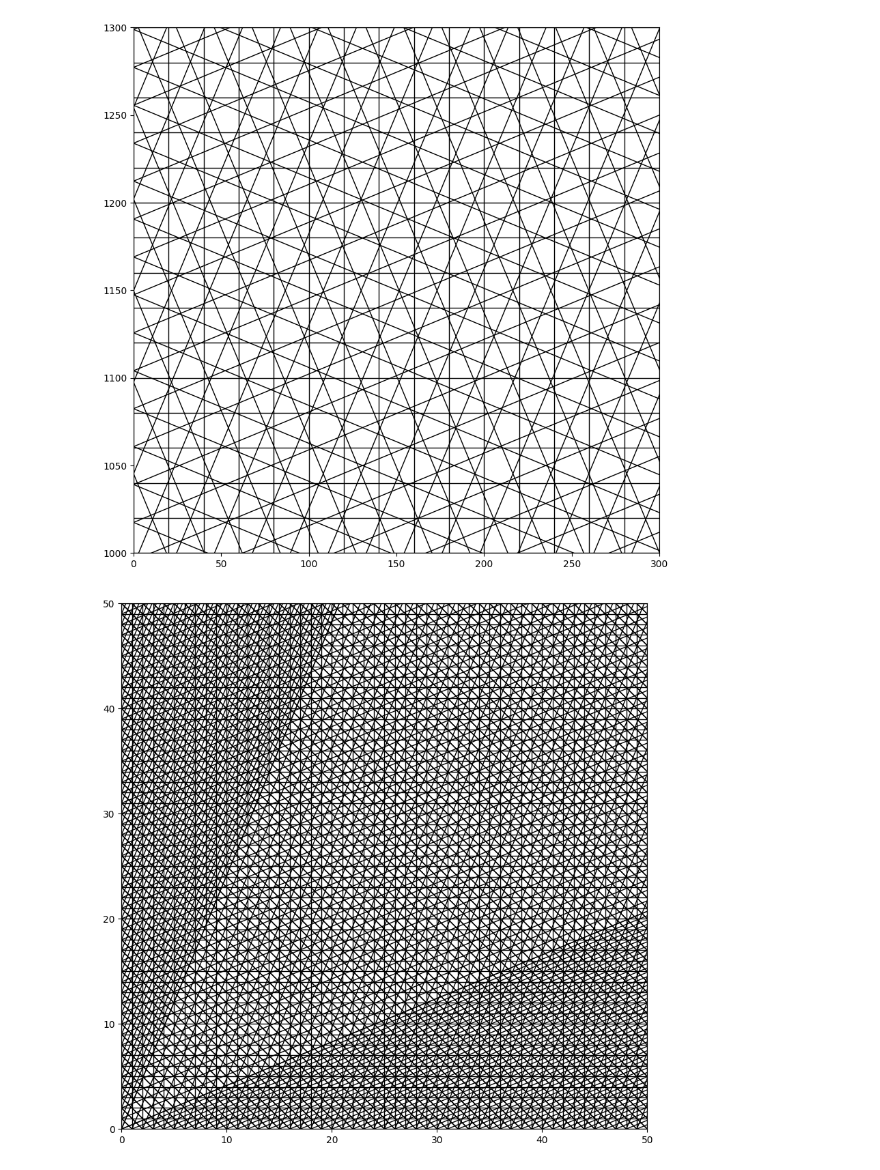
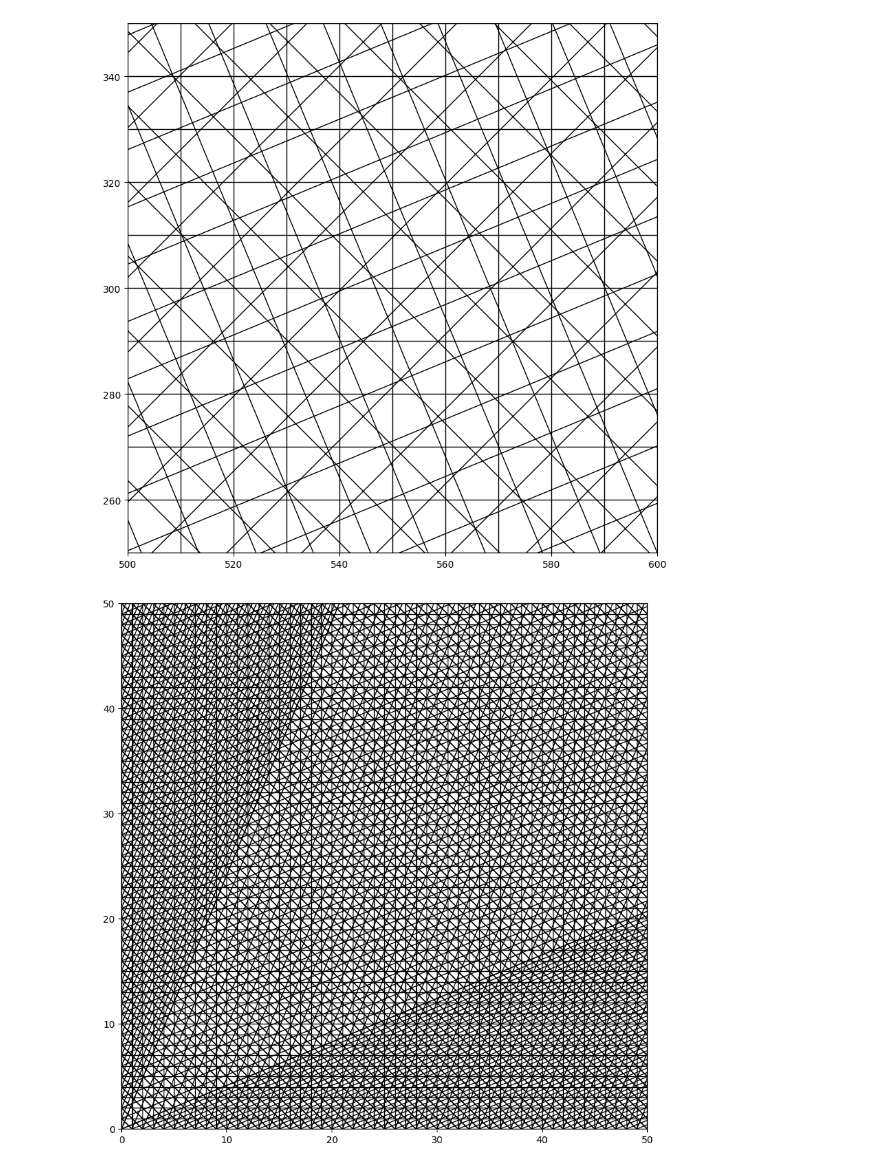
Before and after one commit to viktor-kertanov/master-math, a Jupyter notebook: self_exercises/reverse_engineering/grid/grid.ipynb, the cells around one changed output. Cells and saved outputs as stored; diff of their text form; code cells hidden in the pictures.

```diff
--- a/self_exercises/reverse_engineering/grid/grid.ipynb
+++ b/self_exercises/reverse_engineering/grid/grid.ipynb
@@ -4,42 +4,34 @@ import matplotlib.pyplot as plt
 # %%
 n = 100
 x_s = np.arange(n)
 y_s = np.arange(n)
-scl = 20
+scl = 10
 
-
-# for x in x_s:
-#     plt.plot([x, x], [y_s[0], y_s[-1]], 'k', linewidth=1)
-
-# for y in y_s:
-#     plt.plot([x_s[0], x_s[-1]], [y, y], 'k', linewidth=1)
-
-# with rotation
 thetas = [0, np.pi/8, -np.pi/4, -np.deg2rad(-67.5)]
 colors = ['k', 'r', 'g', 'b']
 colors = ['k', 'k', 'k', 'k']
 for t_idx, theta in enumerate(thetas):
     for x in x_s:
         x_arr = np.array([x, x])*scl
         y_arr = np.array([y_s[0], y_s[-1]])*scl
 
         x = np.cos(theta)*x_arr - np.sin(theta)*y_arr
         y = np.sin(theta)*x_arr + np.cos(theta)*y_arr
         plt.plot(x, y, colors[t_idx], linewidth=1)
     for y in y_s:
         x_arr = np.array([x_s[0], x_s[-1]])*scl
         y_arr = np.array([y, y])*scl
 
         x = np.cos(theta)*x_arr - np.sin(theta)*y_arr
         y = np.sin(theta)*x_arr + np.cos(theta)*y_arr
         plt.plot(x, y, colors[t_idx], linewidth=1)
 
-plt.axis([0, 300, 1000, 1300])
+plt.axis([500, 600, 250, 350])
 plt.gca().set_aspect('equal')
 plt.gcf().set_size_inches(13, 10)
 plt.show()
 # %% [output]
-[figure, old version]
+[figure, new version]
 # %%
 # another approach to use a y = kx+b formula to solve the limits thing
 n = 100
```
Also changed, not shown: parts of 4 cells of this notebook.
